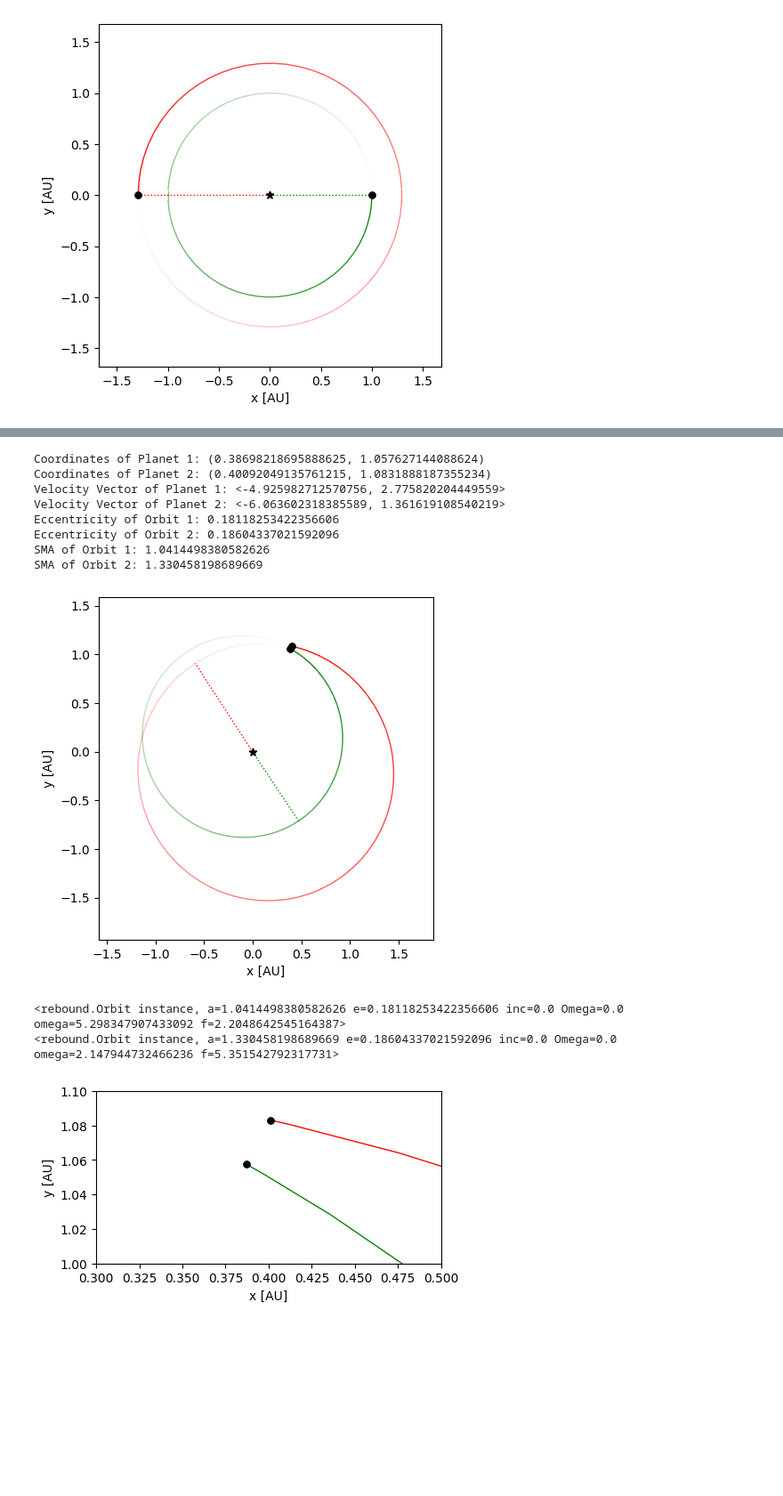
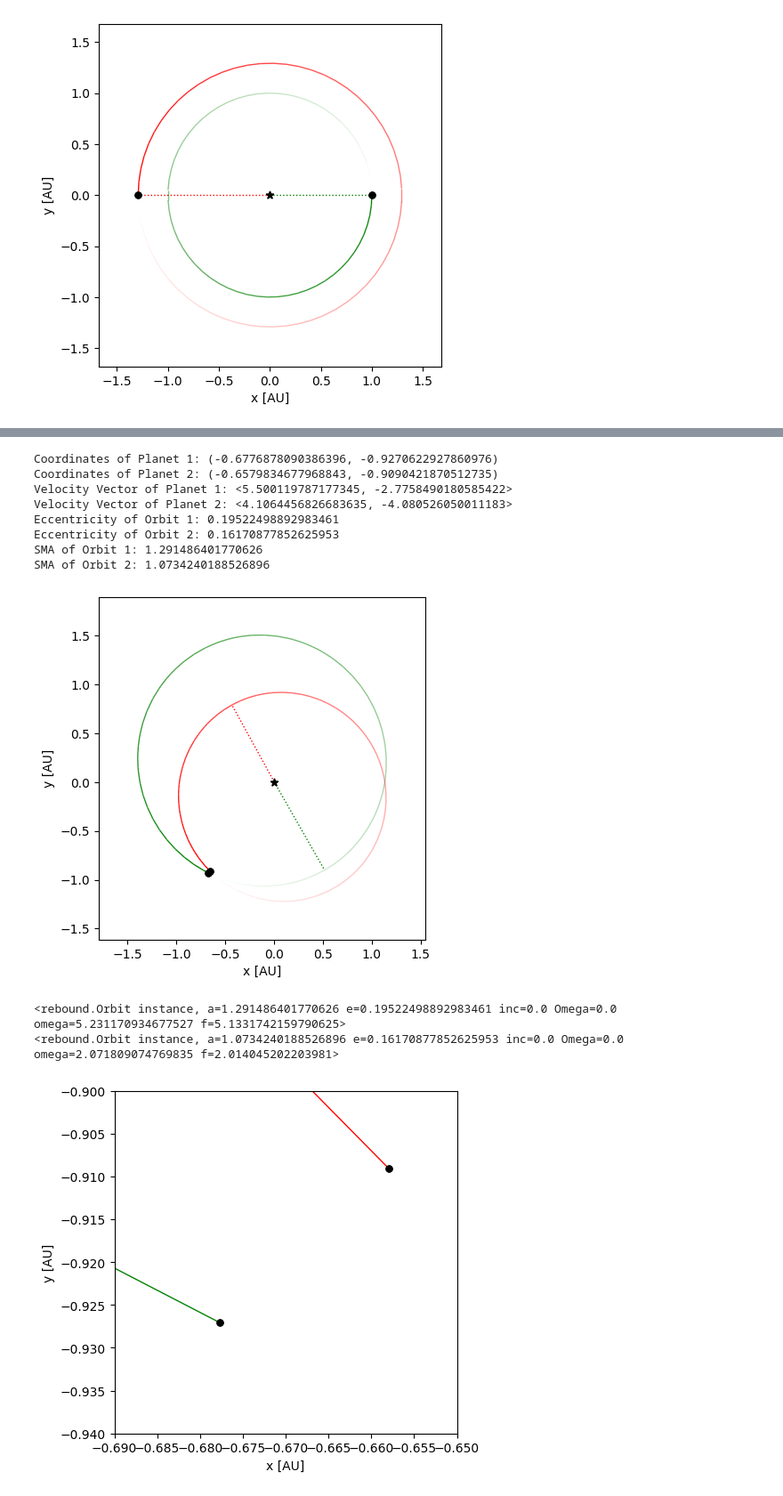
Before and after one commit to SudatKhan/ureca_repo, a Jupyter notebook: hill_instability.ipynb, the cells around one changed output, grey strips where cells are left out. Shown at 89% size. Cells and saved outputs as stored; diff of their text form; code cells hidden in the pictures; blank space fills up the shorter version.

```diff
--- a/hill_instability.ipynb
+++ b/hill_instability.ipynb
@@ -12,8 +12,8 @@ def setupSimulation():
     jmass = 0.000954588 #Jupiter Mass in Solar Mass units
     delta_critical = 2.40*((jmass + jmass)**(1./3.))
     sim.add(m = smass)
-    sim.add(m = jmass, a= 1, r = 0.000477895, f = 0, hash="planet1")
-    sim.add(m = jmass, a= (1 + delta_critical) - 0.0051, r = 0.000477895, f = np.pi, hash="planet2")
+    sim.add(m = jmass, a= 1, r = (0.000477895/8), f = 0, hash="planet1")
+    sim.add(m = jmass, a= (1 + delta_critical) - 0.0051, r = (0.000477895/8), f = np.pi, hash="planet2")
     sim.move_to_com()
     return sim
 # %%
@@ -104,6 +104,6 @@ First Collision Occurs at time: 695.0299715646612 yr
 # %%
 sim = setupSimulation()
-sim.integrate(695.02)
+sim.integrate(695.58)
 fig = rebound.OrbitPlot(sim, unitlabel='[AU]', color=['green', 'red'], periastron=True)
 p1 = sim.particles["planet1"]
 p2 = sim.particles["planet2"]
@@ -116,21 +116,21 @@ print(f'Eccentricity of Orbit 2: {sim.calculate_orbits()[1].e}')
 print(f'SMA of Orbit 1: {sim.calculate_orbits()[0].a}')
 print(f'SMA of Orbit 2: {sim.calculate_orbits()[1].a}')
 # %% [output]
-Coordinates of Planet 1: (0.38698218695888625, 1.057627144088624)
-Coordinates of Planet 2: (0.40092049135761215, 1.0831888187355234)
-Velocity Vector of Planet 1: <-4.925982712570756, 2.775820204449559>
-Velocity Vector of Planet 2: <-6.063602318385589, 1.361619108540219>
-Eccentricity of Orbit 1: 0.18118253422356606
-Eccentricity of Orbit 2: 0.18604337021592096
-SMA of Orbit 1: 1.0414498380582626
-SMA of Orbit 2: 1.330458198689669
+Coordinates of Planet 1: (-0.6776878090386396, -0.9270622927860976)
+Coordinates of Planet 2: (-0.6579834677968843, -0.9090421870512735)
+Velocity Vector of Planet 1: <5.500119787177345, -2.7758490180585422>
+Velocity Vector of Planet 2: <4.1064456826683635, -4.080526050011183>
+Eccentricity of Orbit 1: 0.19522498892983461
+Eccentricity of Orbit 2: 0.16170877852625953
+SMA of Orbit 1: 1.291486401770626
+SMA of Orbit 2: 1.0734240188526896
-[figure, old version]
+[figure, new version]
 # %%
 print(sim.calculate_orbits()[0])
 print(sim.calculate_orbits()[1])
 # %% [output]
-<rebound.Orbit instance, a=1.0414498380582626 e=0.18118253422356606 inc=0.0 Omega=0.0 omega=5.298347907433092 f=2.2048642545164387>
-<rebound.Orbit instance, a=1.330458198689669 e=0.18604337021592096 inc=0.0 Omega=0.0 omega=2.147944732466236 f=5.351542792317731>
+<rebound.Orbit instance, a=1.291486401770626 e=0.19522498892983461 inc=0.0 Omega=0.0 omega=5.231170934677527 f=5.1331742159790625>
+<rebound.Orbit instance, a=1.0734240188526896 e=0.16170877852625953 inc=0.0 Omega=0.0 omega=2.071809074769835 f=2.014045202203981>
 # %%
 def setupSimulation2():
     sim = rebound.Simulation()
@@ -139,12 +139,12 @@ def setupSimulation2():
     smass = 1.0 #in Solar Mass units
     jmass = 0.000954588 #Jupiter Mass in Solar Mass units
     sim.add(m = smass)
-    sim.add(m = jmass, a= 1.0414498380582626, e=0.18118253422356606, omega=5.298347907433092, r = (0.000477895), f = 2.2048642545164387)
-    sim.add(m = jmass, a=1.330458198689669, e=0.18604337021592096, omega=2.147944732466236, f=5.351542792317731, r = 0.000477895)
+    sim.add(m = jmass, a= 1.291486401770626, e=0.19522498892983461, omega=5.231170934677527, r = (0.000477895), f = 5.1331742159790625)
+    sim.add(m = jmass, a=1.0734240188526896, e=0.16170877852625953, omega=2.071809074769835, f=2.014045202203981, r = 0.000477895)
     sim.move_to_com()
     return sim
 # %%
 sim = setupSimulation2()
-fig = rebound.OrbitPlot(sim, unitlabel='[AU]', color=['green', 'red'], periastron=True, xlim = [0.3, 0.5], ylim= [1.0, 1.1])
+fig = rebound.OrbitPlot(sim, unitlabel='[AU]', color=['green', 'red'], periastron=True, xlim = [-0.69, -0.65], ylim= [-0.94, -0.9])
 # %% [output]
-[figure, old version]
+[figure, new version]
```
Also changed, not shown: parts of 2 cells of this notebook.
